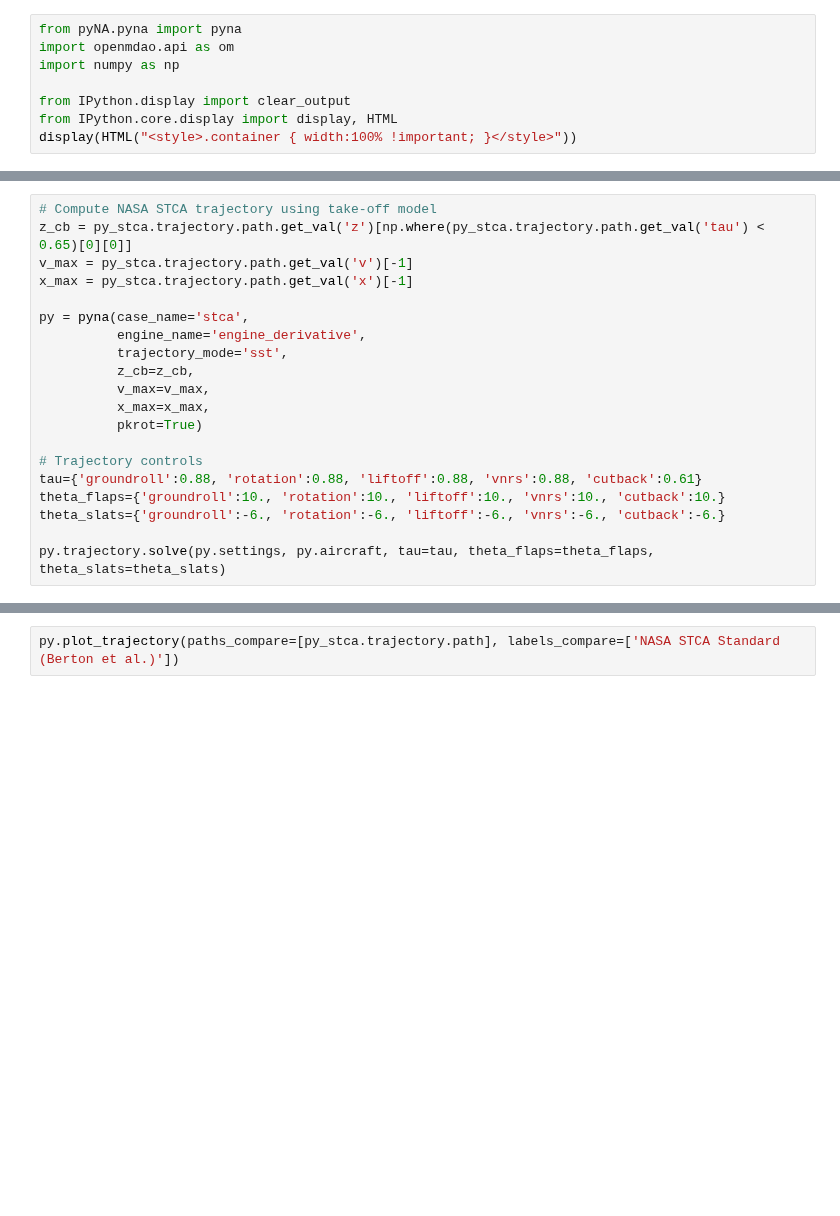
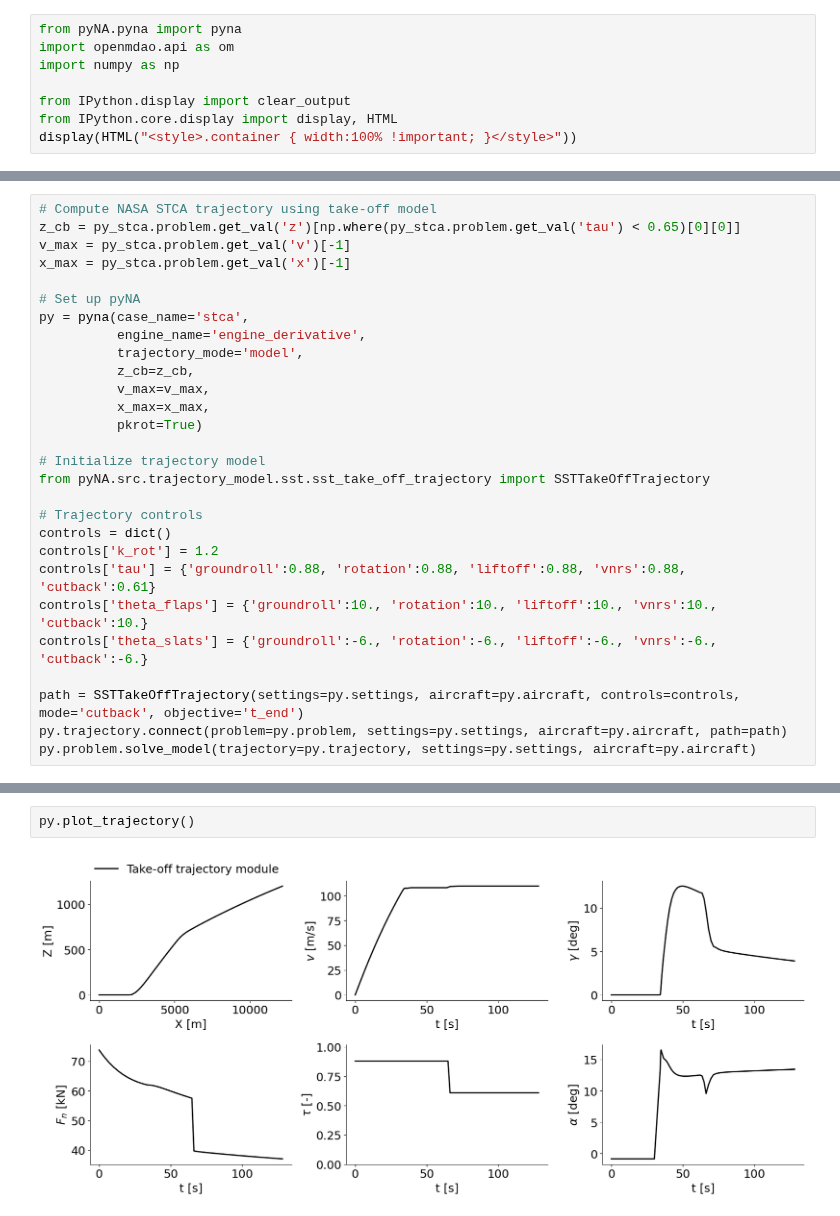
Before and after one commit to MIT-LAE/pyNA, a Jupyter notebook: pyNA/run/Trajectory.ipynb, the cells around one changed output, grey strips where cells are left out. Drawn from its saved outputs; the diff is of its cells as text; blank space fills up the shorter version.

Commit message:
one problem + trajectory + noise

```diff
--- a/pyNA/run/Trajectory.ipynb
+++ b/pyNA/run/Trajectory.ipynb
@@ -15,24 +16,32 @@ py_stca.plot_trajectory()
 [figure]
 # %%
 # Compute NASA STCA trajectory using take-off model
-z_cb = py_stca.trajectory.path.get_val('z')[np.where(py_stca.trajectory.path.get_val('tau') < 0.65)[0][0]]
-v_max = py_stca.trajectory.path.get_val('v')[-1]
-x_max = py_stca.trajectory.path.get_val('x')[-1]
+z_cb = py_stca.problem.get_val('z')[np.where(py_stca.problem.get_val('tau') < 0.65)[0][0]]
+v_max = py_stca.problem.get_val('v')[-1]
+x_max = py_stca.problem.get_val('x')[-1]
 
+# Set up pyNA
 py = pyna(case_name='stca',
           engine_name='engine_derivative',
-          trajectory_mode='sst',
+          trajectory_mode='model',
           z_cb=z_cb,
           v_max=v_max,
           x_max=x_max,
           pkrot=True)
 
+# Initialize trajectory model
+from pyNA.src.trajectory_model.sst.sst_take_off_trajectory import SSTTakeOffTrajectory
+
 # Trajectory controls
-tau={'groundroll':0.88, 'rotation':0.88, 'liftoff':0.88, 'vnrs':0.88, 'cutback':0.61}
-theta_flaps={'groundroll':10., 'rotation':10., 'liftoff':10., 'vnrs':10., 'cutback':10.}
-theta_slats={'groundroll':-6., 'rotation':-6., 'liftoff':-6., 'vnrs':-6., 'cutback':-6.}
+controls = dict()
+controls['k_rot'] = 1.2
+controls['tau'] = {'groundroll':0.88, 'rotation':0.88, 'liftoff':0.88, 'vnrs':0.88, 'cutback':0.61}
+controls['theta_flaps'] = {'groundroll':10., 'rotation':10., 'liftoff':10., 'vnrs':10., 'cutback':10.}
+controls['theta_slats'] = {'groundroll':-6., 'rotation':-6., 'liftoff':-6., 'vnrs':-6., 'cutback':-6.}
 
-py.trajectory.solve(py.settings, py.aircraft, tau=tau, theta_flaps=theta_flaps, theta_slats=theta_slats)
+path = SSTTakeOffTrajectory(settings=py.settings, aircraft=py.aircraft, controls=controls, mode='cutback', objective='t_end')
+py.trajectory.connect(problem=py.problem, settings=py.settings, aircraft=py.aircraft, path=path)
+py.problem.solve_model(trajectory=py.trajectory, settings=py.settings, aircraft=py.aircraft)
 # %% [output]
 --- Constraint Report [phases] ---
     --- groundroll ---
@@ -64,5 +73,7 @@ Time to compute sparsity: 4.164016 sec.
 --------------------------------------------------------------------------------
 
 Converged: True
-# %%
-py.plot_trajectory(paths_compare=[py_stca.trajectory.path], labels_compare=['NASA STCA Standard (Berton et al.)'])
+# %%
+py.plot_trajectory()
+# %% [output]
+[figure, added]
```
Also changed, not shown: parts of 2 cells of this notebook, 43 other files.
